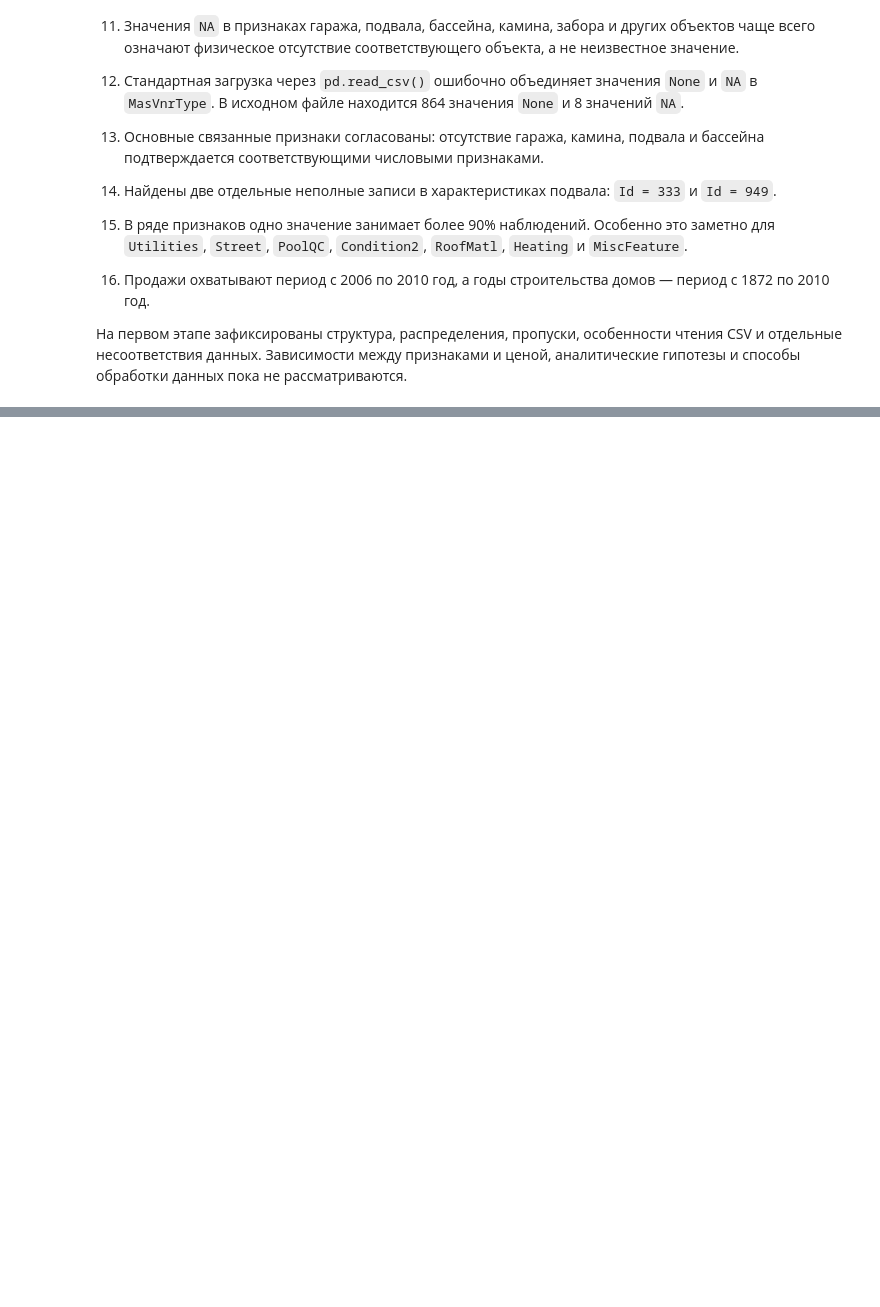
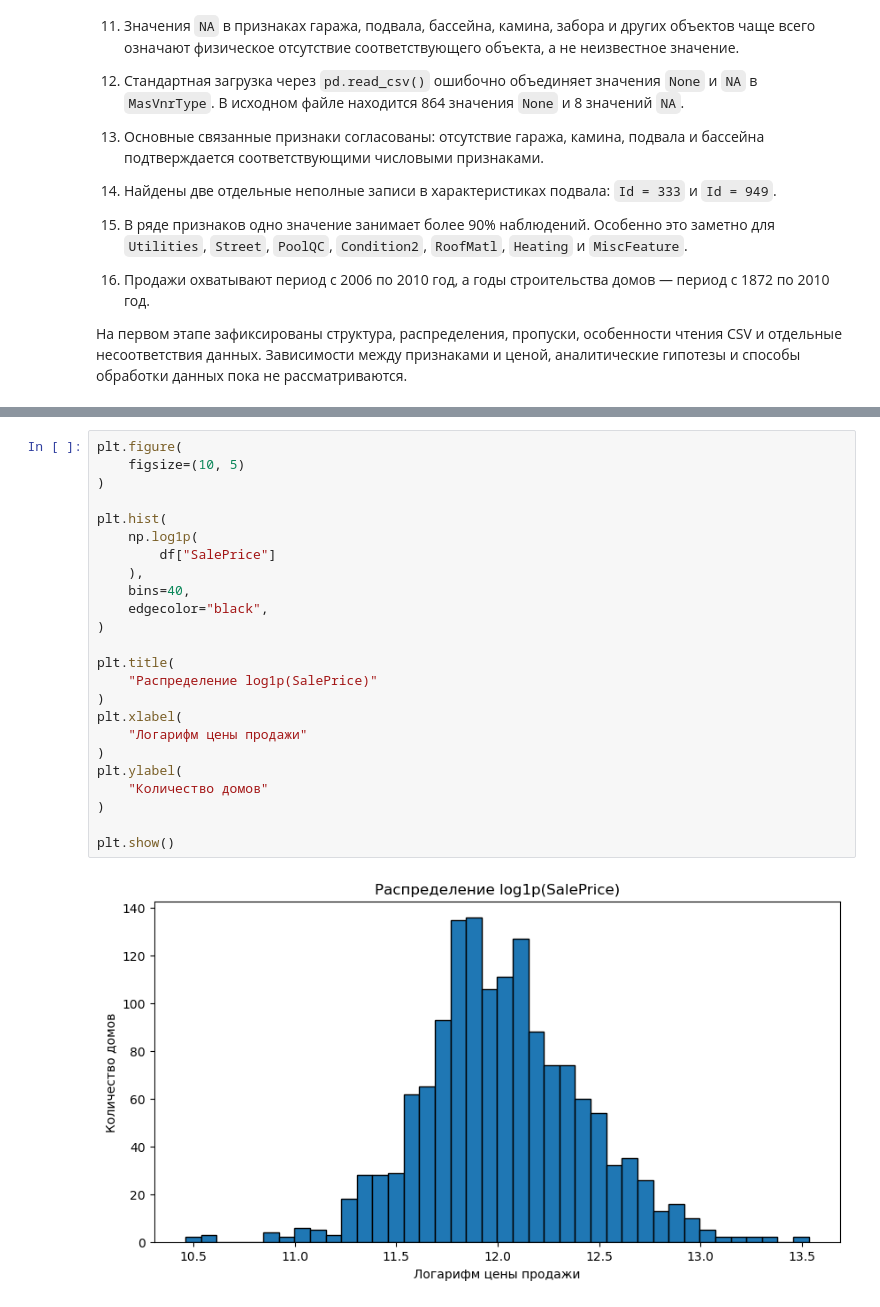
Before and after one commit to Yuzef/house_pricing, a Jupyter notebook: EDA_and_Feature_eng_exploration.ipynb, the cells around one changed output, grey strips where cells are left out. Drawn from its saved outputs; the diff is of its cells as text; blank space fills up the shorter version.

```diff
--- a/EDA_and_Feature_eng_exploration.ipynb
+++ b/EDA_and_Feature_eng_exploration.ipynb
@@ -1571,0 +1639,26 @@ display(sales_by_month)
+# %%
+plt.figure(
+    figsize=(10, 5)
+)
+
+plt.hist(
+    np.log1p(
+        df["SalePrice"]
+    ),
+    bins=40,
+    edgecolor="black",
+)
+
+plt.title(
+    "Распределение log1p(SalePrice)"
+)
+plt.xlabel(
+    "Логарифм цены продажи"
+)
+plt.ylabel(
+    "Количество домов"
+)
+
+plt.show()
+# %% [output]
+[figure, added]
```
Also changed, not shown: parts of 6 cells of this notebook.
